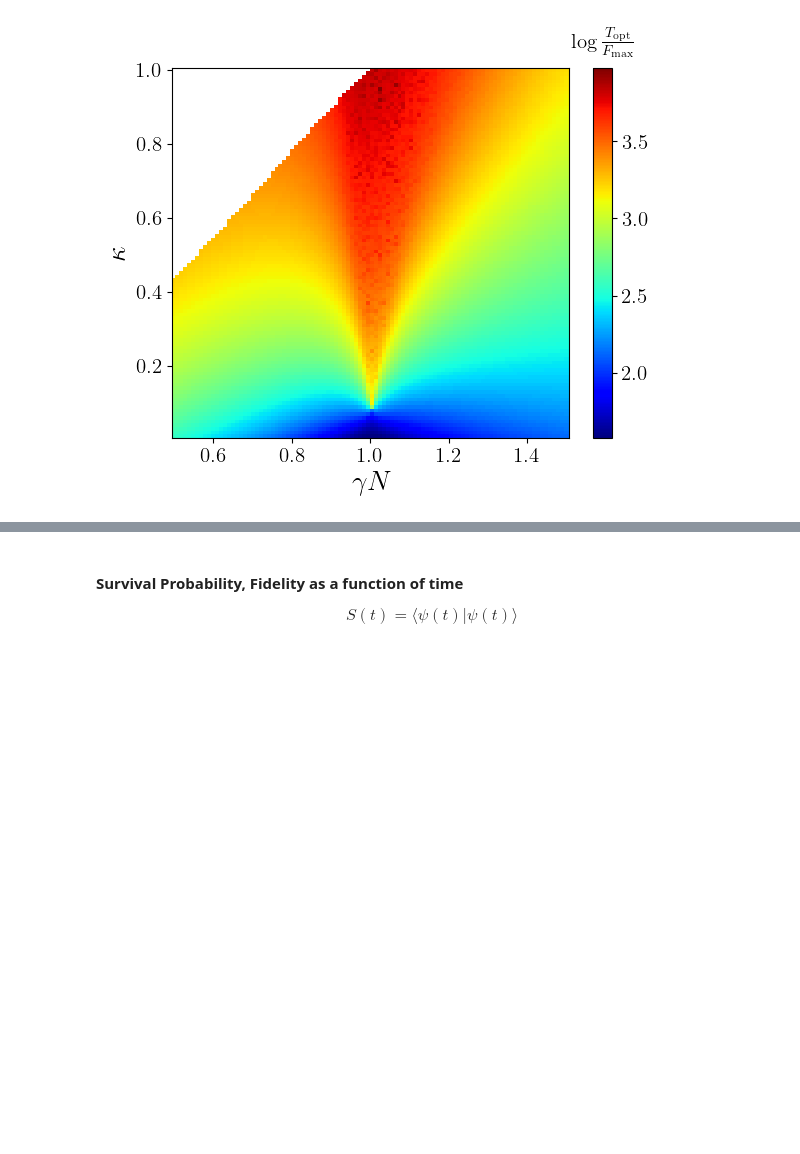
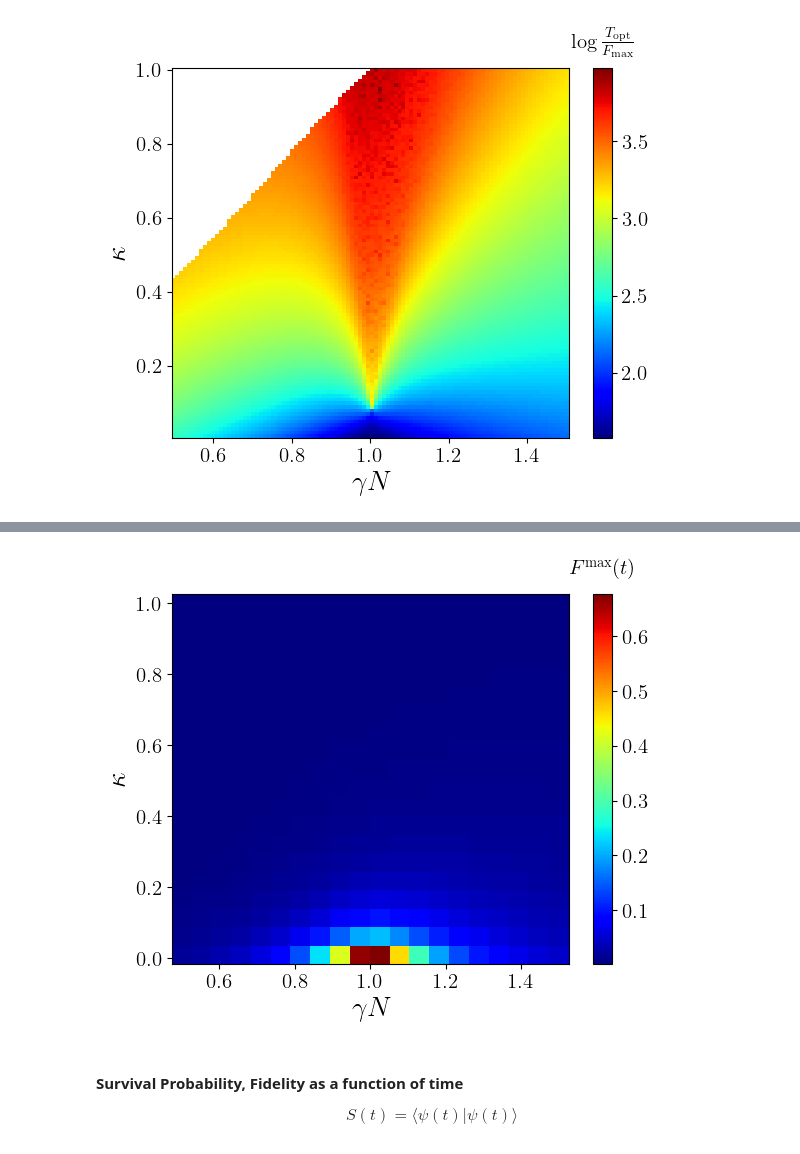
Before and after one commit to sayanr5834/non-Hermitian_QS, a Jupyter notebook: NH_quantum_walker.ipynb, the cells around one changed output, grey strips where cells are left out. Drawn from its saved outputs; the diff is of its cells as text; code cells hidden in the pictures; blank space fills up the shorter version.

```diff
--- a/NH_quantum_walker.ipynb
+++ b/NH_quantum_walker.ipynb
@@ -610,3 +956,66 @@ plt.show()
+# %%
+N = 500
+kappa = np.linspace(0.01,1,20)
+gamma = np.linspace(0.5/N,1.5/N,20)
+
+x, y = np.meshgrid(gamma*N, kappa)
+
+fig, ax = plt.subplots()
+####################
+
+
+minval = 0
+maxval = 1
+
+
+im1 = ax.pcolor(x, y, f_max, cmap='jet')
+
+#im1 = ax.contourf(x, y, f_max, levels=np.linspace(minval, maxval,150), cmap="jet")
+#CS = ax.contour(x, y, f_max,levels = [0.002,0.01,0.015,0.03,0.05,0.1,0.4],colors ='black',linewidths = 0.7)
+###################
+
+
+cbar = fig.colorbar(
+    im1,
+    ax=ax,
+    #ticks=[0,0.2,0.4,0.6,0.8,1.0],
+    orientation="vertical"
+)
+#cbar.ax.set_yticklabels([0,0.2,0.4,0.6,0.8,1.0])
+cbar.ax.set_title(r'$F^{\rm max}(t)$', size = 15,pad = 15)
+
+#manual_locations = [(1,2),(1,2),(1,2),(1,2),(1,2)]
+
+#for level in CS.collections:
+    #for kp,path in reversed(list(enumerate(level.get_paths()))):
+        # go in reversed order due to deletions!
+
+        # include test for "smallness" of your choice here:
+        # I'm using a simple estimation for the diameter based on the
+        #    x and y diameter...
+        #verts = path.vertices # (N,2)-shape array of contour line coordinates
+        #diameter = np.max(verts.max(axis=0) - verts.min(axis=0))
+        #print(diameter)
+
+        #if diameter < 0.15: # threshold to be refined for your actual dimensions!
+            #if remove_next:
+                #del(level.get_paths()[kp])  # no remove() for Path objects:(
+            #remove_next = not remove_next  # Toggle the flag
+
+
+
+
+#plt.clabel(CS, inline=True, fontsize=10)
+
+plt.ylabel(r'$\kappa$',size = 20)
+plt.xlabel(r'$\gamma N$',size = 20)
+
+plt.gcf().canvas.draw()
+
+#plt.savefig('../Figures/PD_fidelity_max_kappa_0-1.png',bbox_inches = 'tight',dpi =600)
+plt.show()
+# %% [output]
+[figure, added]
 # %% [markdown]
 #### Survival Probability, Fidelity as a function of time
 
```
Also changed, not shown: parts of 9 cells of this notebook.
